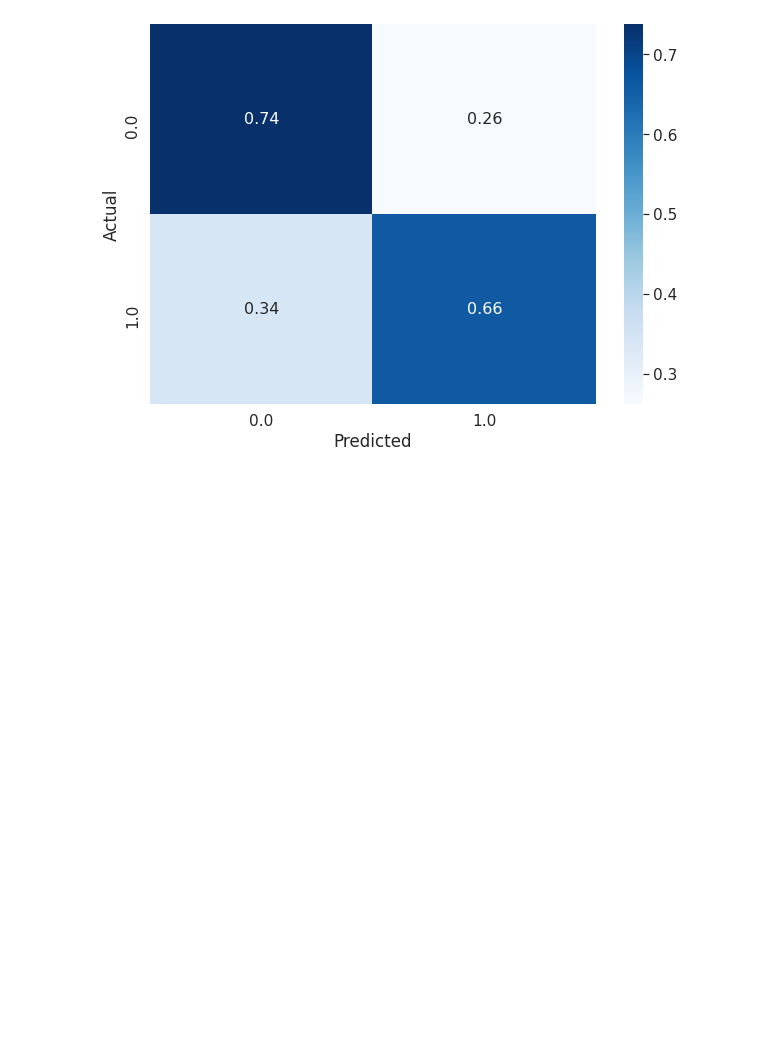
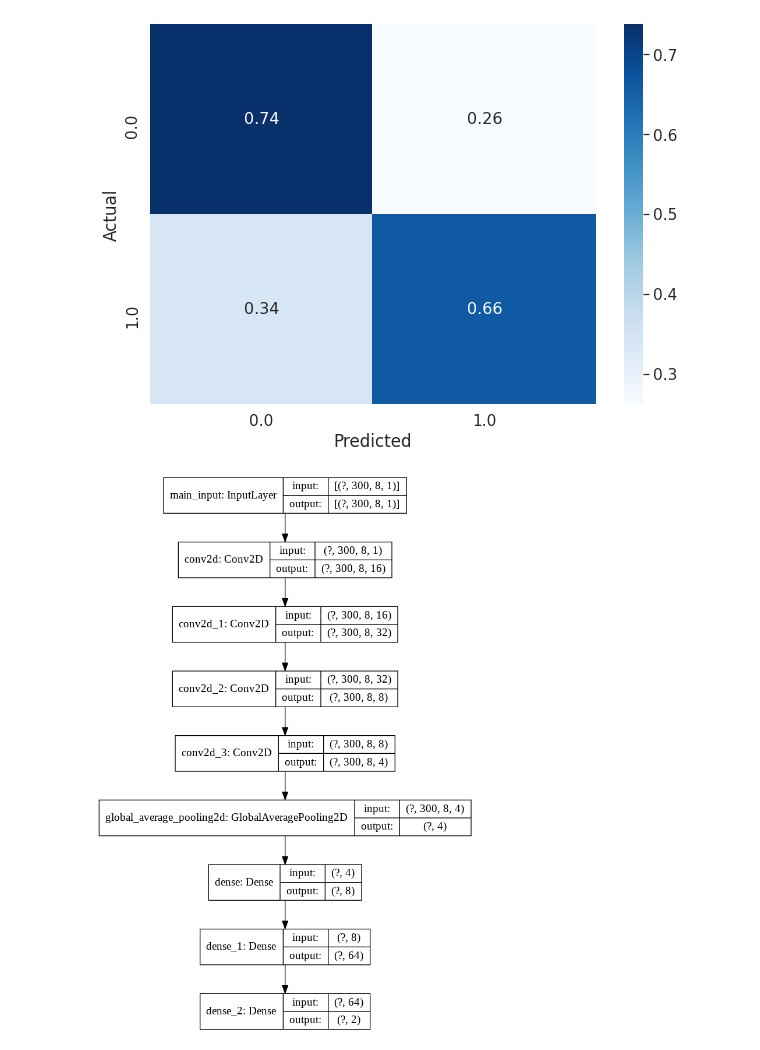
Before and after one commit to ahliminha/P300, a Jupyter notebook: P300.ipynb, the cells around one changed output. Saved outputs shown, nothing was run; the diff lists cells and outputs as text; code cells hidden in the pictures; blank space fills up the shorter version.

Commit message:
Model viz

```diff
--- a/P300.ipynb
+++ b/P300.ipynb
@@ -283,3 +281,7 @@ sns.heatmap(df_cm, cmap="Blues", annot=True,annot_kws={"size": 16})# font size
 # %% [output]
 <matplotlib.axes._subplots.AxesSubplot at 0x...>
 [figure]
+# %%
+keras.utils.plot_model(model, '2DConv_model.png', show_shapes=True)
+# %% [output]
+[figure, added]
```
Also changed, not shown: parts of 1 cell of this notebook.
